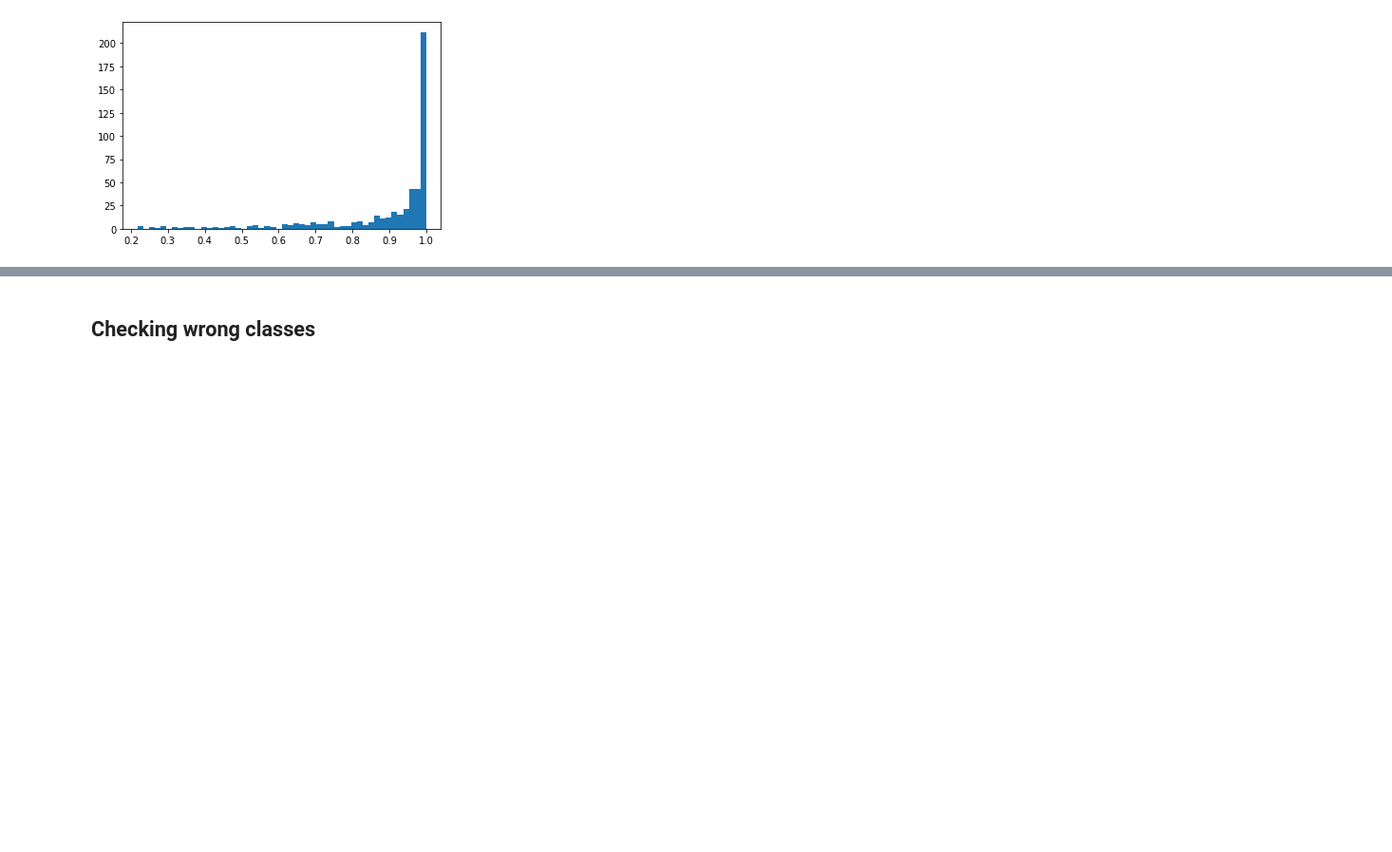
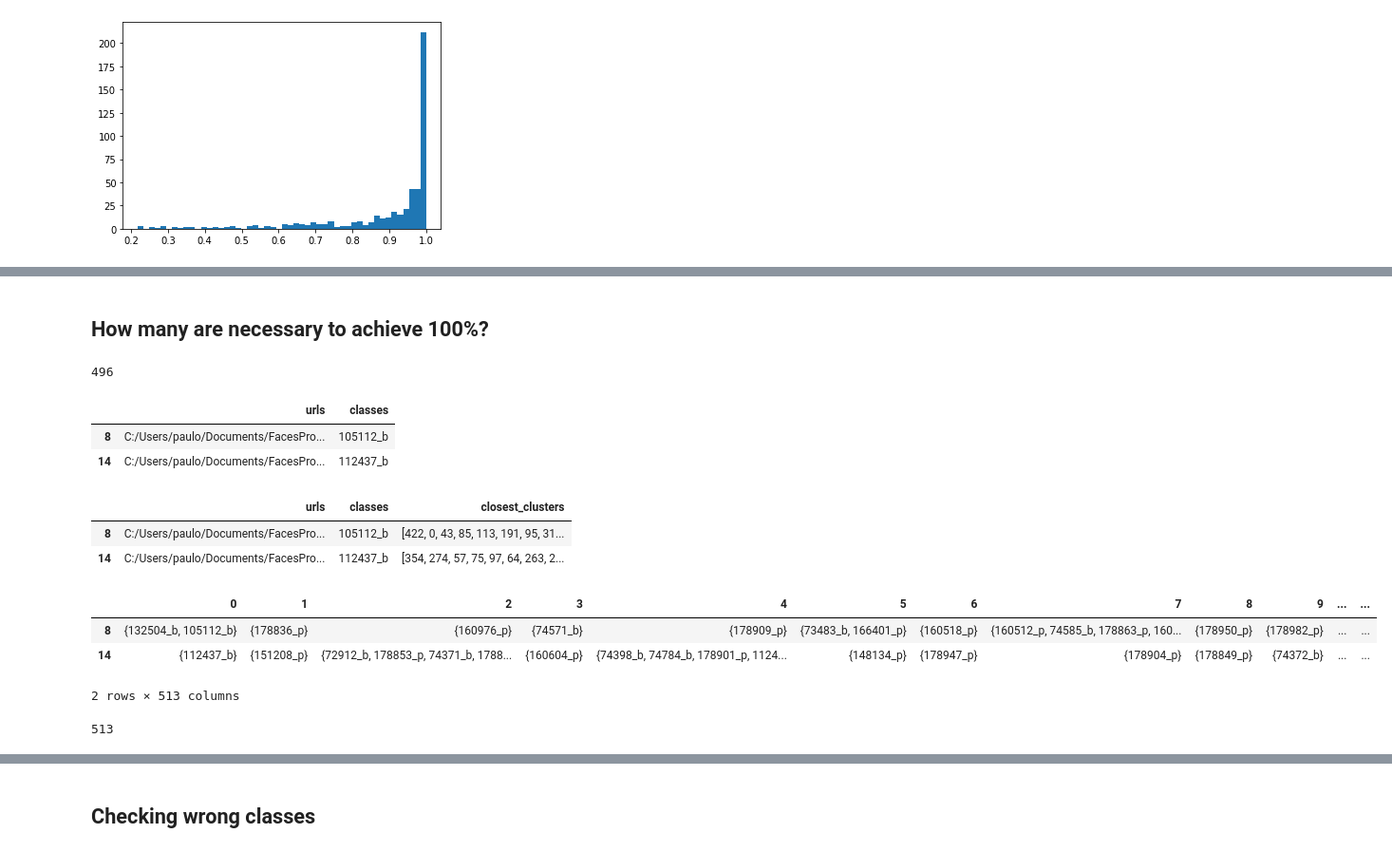
Before and after one commit to TeleMidia/face_clustering, a Jupyter notebook: ipynb/train_test_clustering.ipynb, the cells around one changed output, grey strips where cells are left out. Shown at 95% size. Cells and saved outputs as stored; diff of their text form; code cells hidden in the pictures; blank space fills up the shorter version.

```diff
--- a/ipynb/train_test_clustering.ipynb
+++ b/ipynb/train_test_clustering.ipynb
@@ -199,0 +187,37 @@ df_results.to_csv('../results/test_clusters.csv')
+# %% [markdown]
+## How many are necessary to achieve 100%?
+# %%
+len(set(mode_clusters.values))
+# %% [output]
+496
+# %%
+def closest_clusters(x, k):
+    return (1/x).nlargest(k).index.values
+# %%
+df_closest = df_test[['urls', 'classes']].copy()
+df_closest.head(2)
+# %% [output]
+|  | urls | classes |
+| 8 | C:/Users/paulo/Documents/FacesPro... | 105112_b |
+| 14 | C:/Users/paulo/Documents/FacesPro... | 112437_b |
+# %%
+df_closest['closest_clusters'] = df_test['results'].apply(lambda x: closest_clusters(x, 513))
+df_closest.head(2)
+# %% [output]
+|  | urls | classes | closest_clusters |
+| 8 | C:/Users/paulo/Documents/FacesPro... | 105112_b | [422, 0, 43, 85, 113, 191, 95, 31... |
+| 14 | C:/Users/paulo/Documents/FacesPro... | 112437_b | [354, 274, 57, 75, 97, 64, 263, 2... |
+# %%
+classes_closest_clusters = df_closest['closest_clusters'].apply(pd.Series).apply(
+    lambda x: x.map(classes_by_cluster))
+# %%
+classes_closest_clusters.head(2)
+# %% [output]
+|  | 0 | 1 | 2 | 3 | 4 | 5 | 6 | 7 | 8 | 9 | ... | ... |
+| 8 | {132504_b, 105112_b} | {178836_p} | {160976_p} | {74571_b} | {178909_p} | {73483_b, 166401_p} | {160518_p} | {160512_p, 74585_b, 178863_p, 160... | {178950_p} | {178982_p} | ... | ... |
+| 14 | {112437_b} | {151208_p} | {72912_b, 178853_p, 74371_b, 1788... | {160604_p} | {74398_b, 74784_b, 178901_p, 1124... | {148134_p} | {178947_p} | {178904_p} | {178849_p} | {74372_b} | ... | ... |
+2 rows × 513 columns
+# %%
+classes_closest_clusters.shape[1]
+# %% [output]
+513
```
Also changed, not shown: parts of 15 cells of this notebook, 2 other files.
